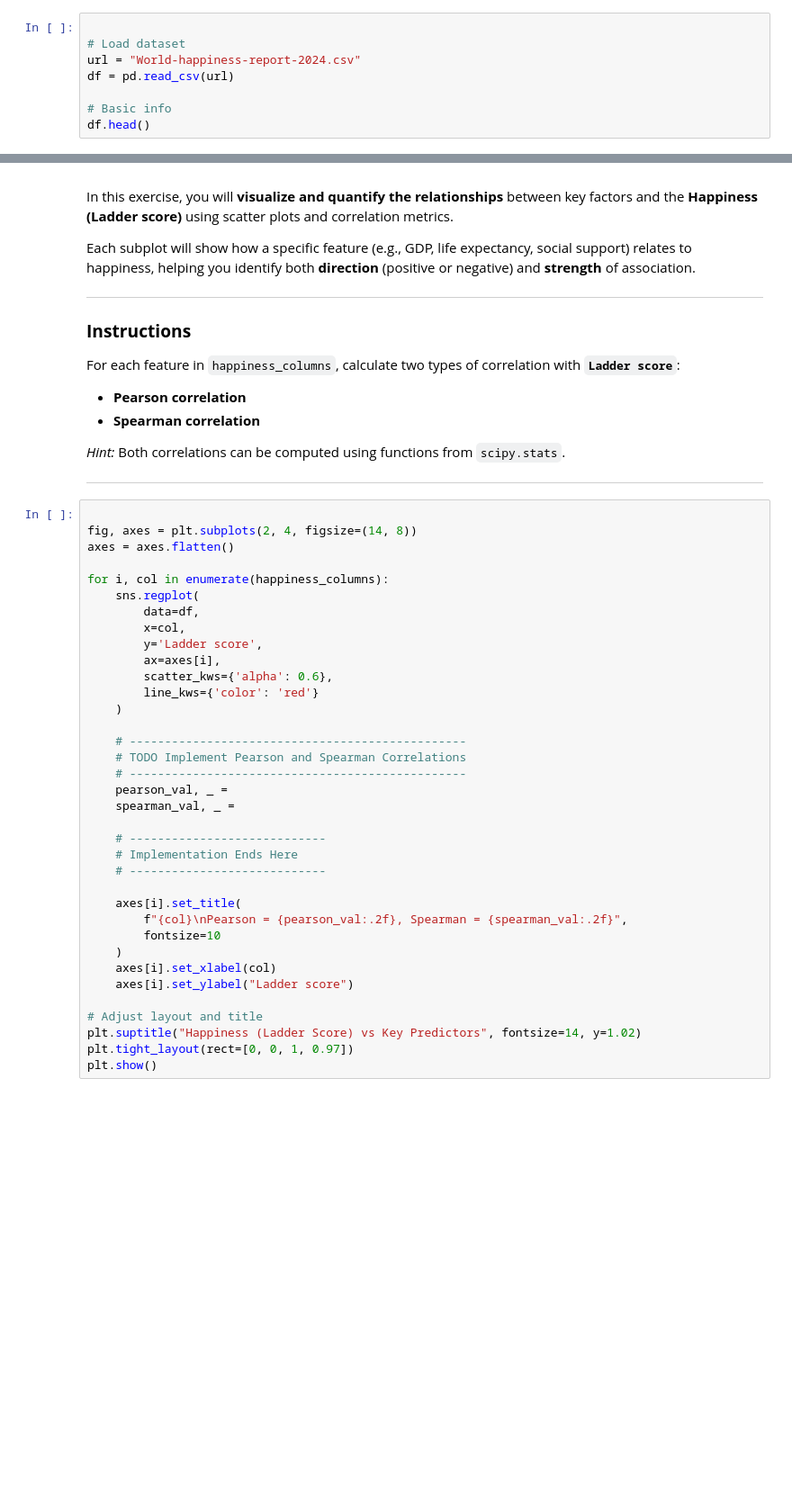
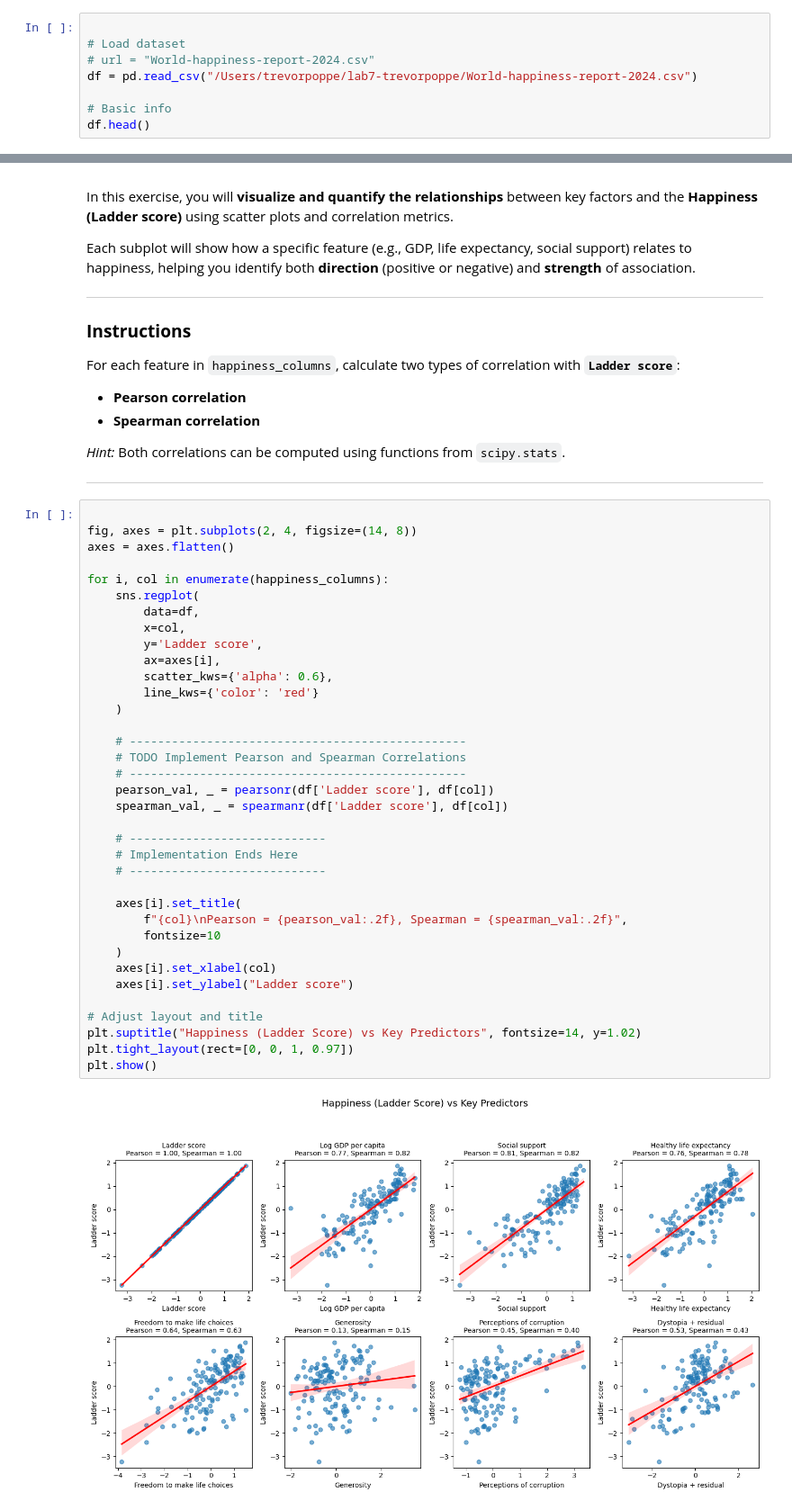
Before and after one commit to CS506-Boston-University/lab7-trevorpoppe, a Jupyter notebook: lab7_student.ipynb, the cells around one changed output, grey strips where cells are left out. Shown at 90% size. Saved outputs shown, nothing was run; the diff lists cells and outputs as text; blank space fills up the shorter version.

```diff
--- a/lab7_student.ipynb
+++ b/lab7_student.ipynb
@@ -40,8 +45,8 @@ You will:
 # %%
 
 # Load dataset
-url = "World-happiness-report-2024.csv"
-df = pd.read_csv(url)
+# url = "World-happiness-report-2024.csv"
+df = pd.read_csv("/Users/trevorpoppe/lab7-trevorpoppe/World-happiness-report-2024.csv")
 
 # Basic info
 df.head()
@@ -107,35 +130,37 @@ axes = axes.flatten()
 
 for i, col in enumerate(happiness_columns):
     sns.regplot(
         data=df,
         x=col,
         y='Ladder score',
         ax=axes[i],
         scatter_kws={'alpha': 0.6},
         line_kws={'color': 'red'}
     )
 
     # ------------------------------------------------
     # TODO Implement Pearson and Spearman Correlations
     # ------------------------------------------------
-    pearson_val, _ =
-    spearman_val, _ =
+    pearson_val, _ = pearsonr(df['Ladder score'], df[col])
+    spearman_val, _ = spearmanr(df['Ladder score'], df[col])
 
     # ----------------------------
     # Implementation Ends Here
     # ----------------------------
 
     axes[i].set_title(
         f"{col}\nPearson = {pearson_val:.2f}, Spearman = {spearman_val:.2f}",
         fontsize=10
     )
     axes[i].set_xlabel(col)
     axes[i].set_ylabel("Ladder score")
 
 # Adjust layout and title
 plt.suptitle("Happiness (Ladder Score) vs Key Predictors", fontsize=14, y=1.02)
 plt.tight_layout(rect=[0, 0, 1, 0.97])
 plt.show()
+# %% [output]
+[figure, added]
 # %% [markdown]
 # Exercise 2: Simpson’s Paradox (6 points)
 
```
Also changed, not shown: parts of 16 cells of this notebook, 1 other file.
